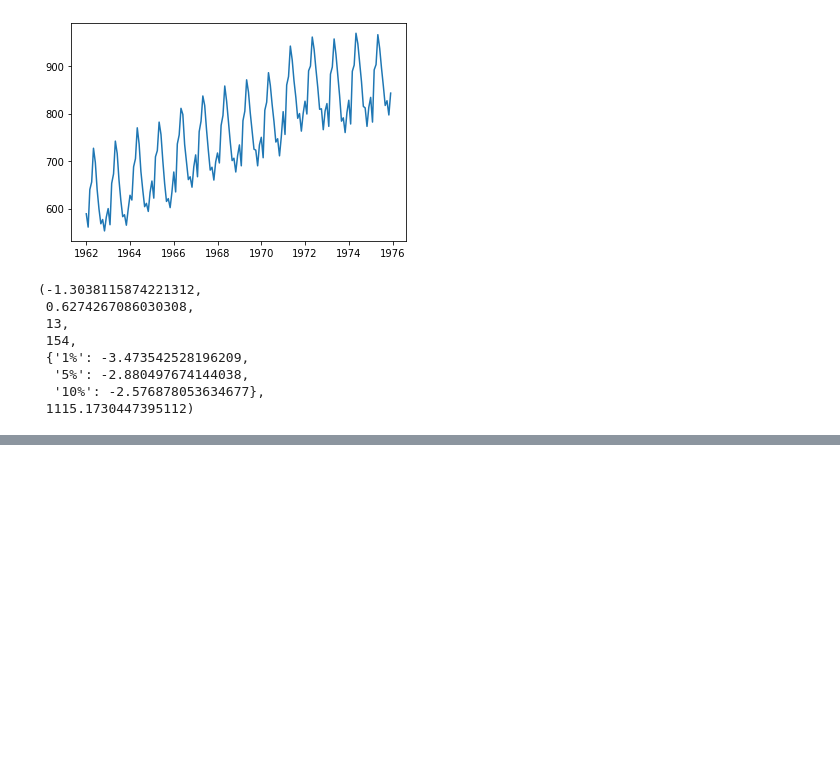
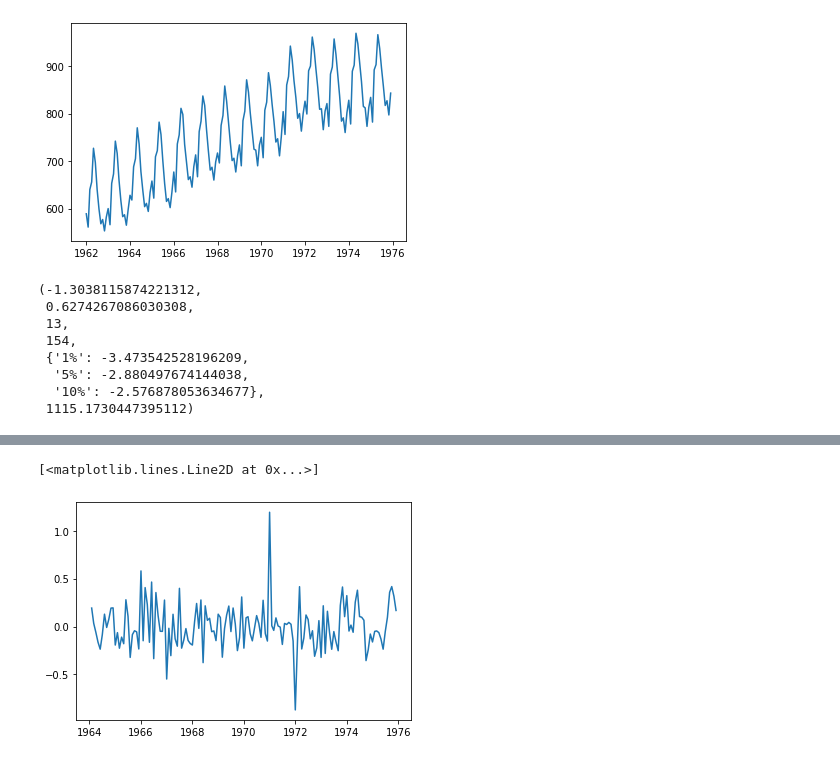
Before and after one commit to lemikhovalex/Coursera, a Jupyter notebook: Yandex pythod DS/5_term/1_week_time_series/Quiz_1/Untitled.ipynb, the cells around one changed output, grey strips where cells are left out. Cells and saved outputs as stored; diff of their text form; code cells hidden in the pictures; blank space fills up the shorter version.

```diff
--- a/Yandex pythod DS/5_term/1_week_time_series/Quiz_1/Untitled.ipynb
+++ b/Yandex pythod DS/5_term/1_week_time_series/Quiz_1/Untitled.ipynb
@@ -34,0 +71,5 @@ dtype: float64
+# %%
+plt.plot(milk['daily_diff12'])
+# %% [output]
+[<matplotlib.lines.Line2D at 0x...>]
+[figure, added]
```
Also changed, not shown: parts of 12 cells of this notebook, 10 other files.
